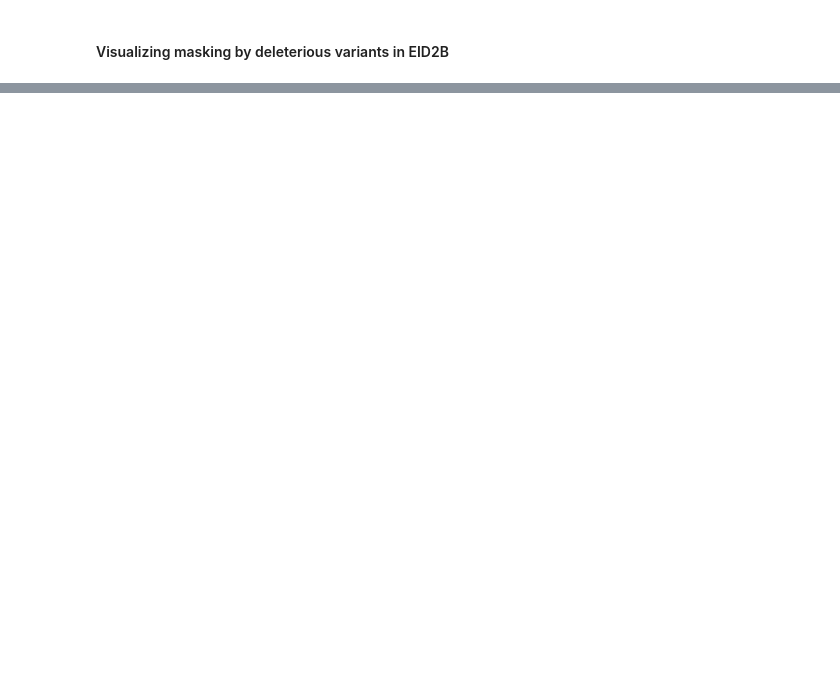
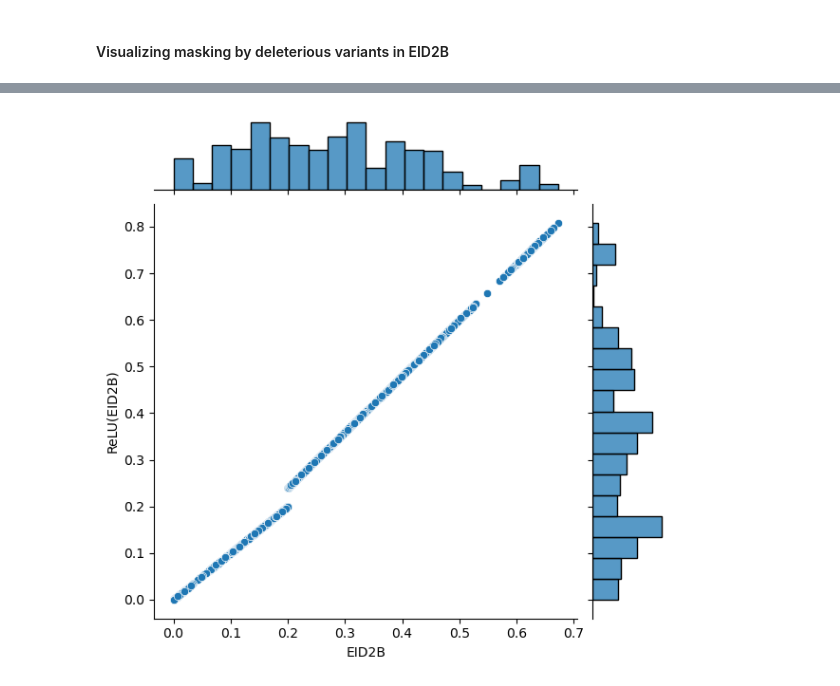
Before and after one commit to gymrek-lab/CITRUS, a Jupyter notebook: doc/example_nbs/complex_pheno_1.ipynb, the cells around one changed output, grey strips where cells are left out. Drawn from its saved outputs; the diff is of its cells as text; code cells hidden in the pictures; blank space fills up the shorter version.

```diff
--- a/doc/example_nbs/complex_pheno_1.ipynb
+++ b/doc/example_nbs/complex_pheno_1.ipynb
@@ -750,0 +864,21 @@ sns.jointplot(
+# %%
+def relu(x, threshold=0, pos_slope=1, neg_slope=0):
+	return np.where(x > threshold, x * pos_slope, x * neg_slope)
+# %%
+sns.jointplot(
+    data=simulated_vals,
+    x='EID2B',
+    y=relu(
+        simulated_vals['EID2B'],
+        threshold=0.2,
+        pos_slope=1.2,
+        neg_slope=1.0
+    ),
+)
+
+plt.xlabel('EID2B')
+plt.ylabel('ReLU(EID2B)')
+
+plt.show()
+# %% [output]
+[figure, added]
```
Also changed, not shown: parts of 35 cells of this notebook, 3 other files.
